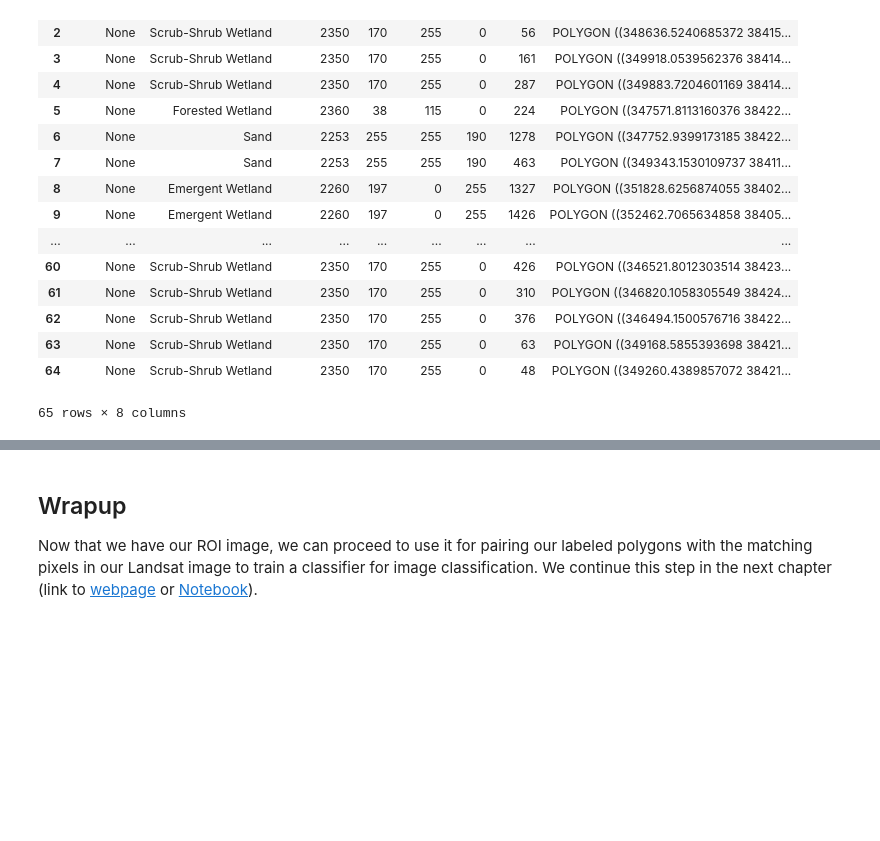
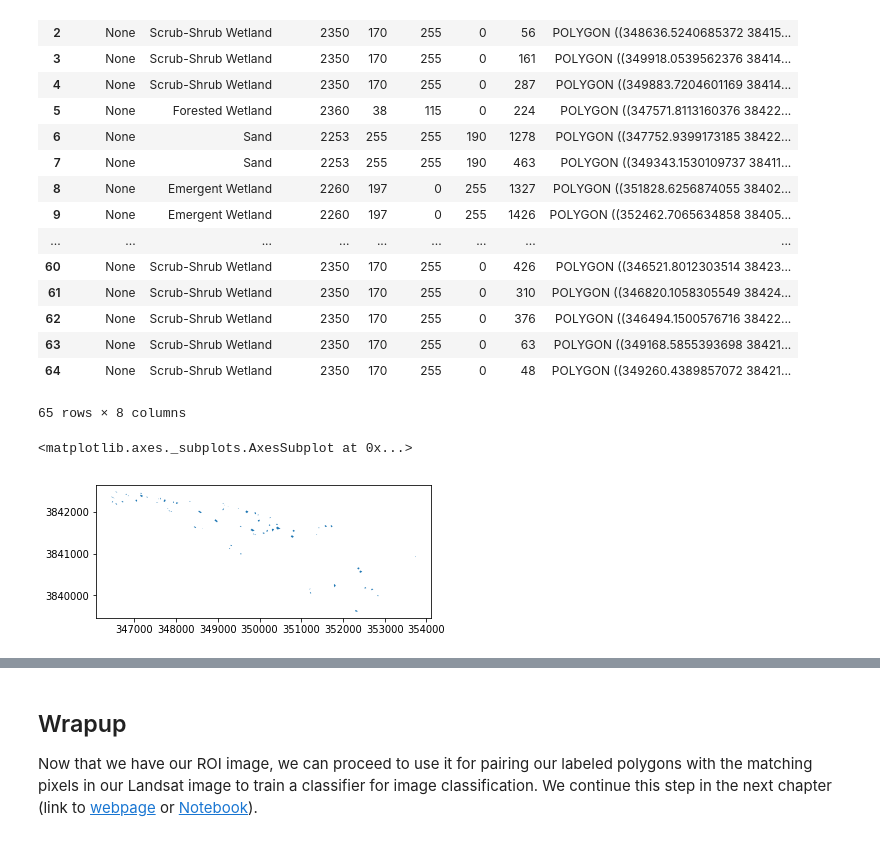
Before and after one commit to ceholden/open-geo-tutorial, a Jupyter notebook: Python/chapters/chapter_4_vector.ipynb, the cells around one changed output, grey strips where cells are left out. Saved outputs shown, nothing was run; the diff lists cells and outputs as text; code cells hidden in the pictures; blank space fills up the shorter version.

```diff
--- a/Python/chapters/chapter_4_vector.ipynb
+++ b/Python/chapters/chapter_4_vector.ipynb
@@ -467,3 +450,8 @@ shapefile
 | 63 | None | Scrub-Shrub Wetland | 2350 | 170 | 255 | 0 | 63 | POLYGON ((349168.5855393698 38421... |
 | 64 | None | Scrub-Shrub Wetland | 2350 | 170 | 255 | 0 | 48 | POLYGON ((349260.4389857072 38421... |
 65 rows × 8 columns
+# %%
+shapefile.plot()
+# %% [output]
+<matplotlib.axes._subplots.AxesSubplot at 0x...>
+[figure, added]
```
Also changed, not shown: parts of 29 cells of this notebook, 37 other files.
